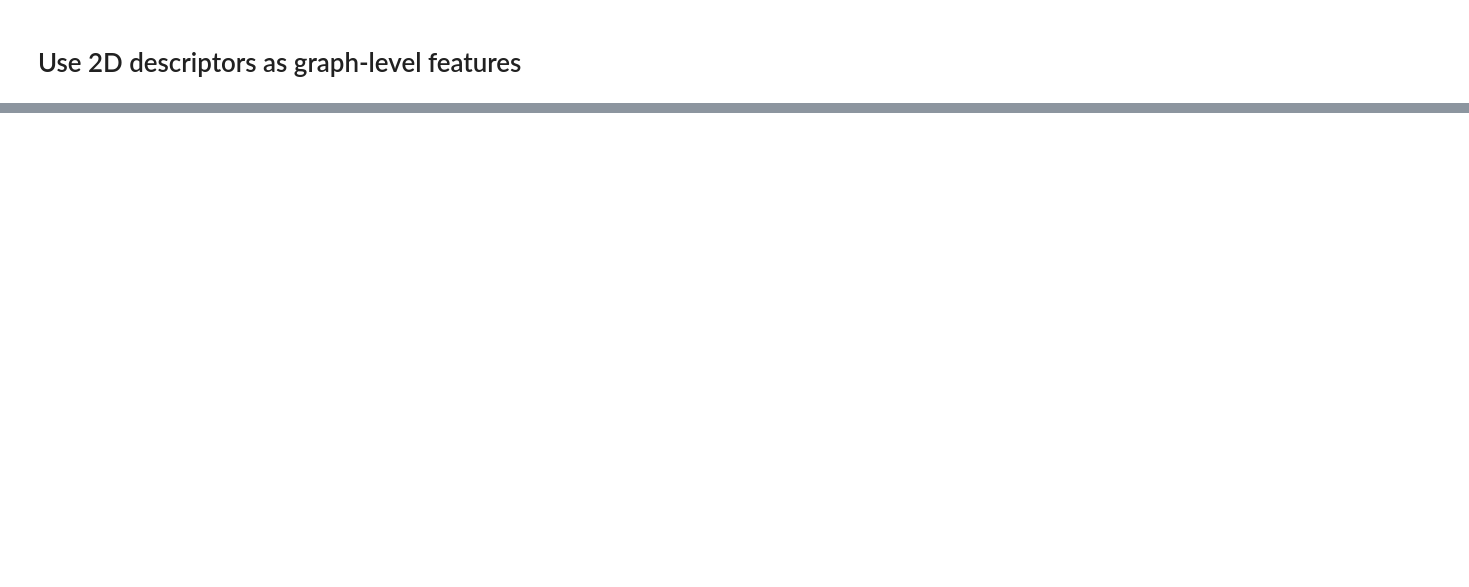
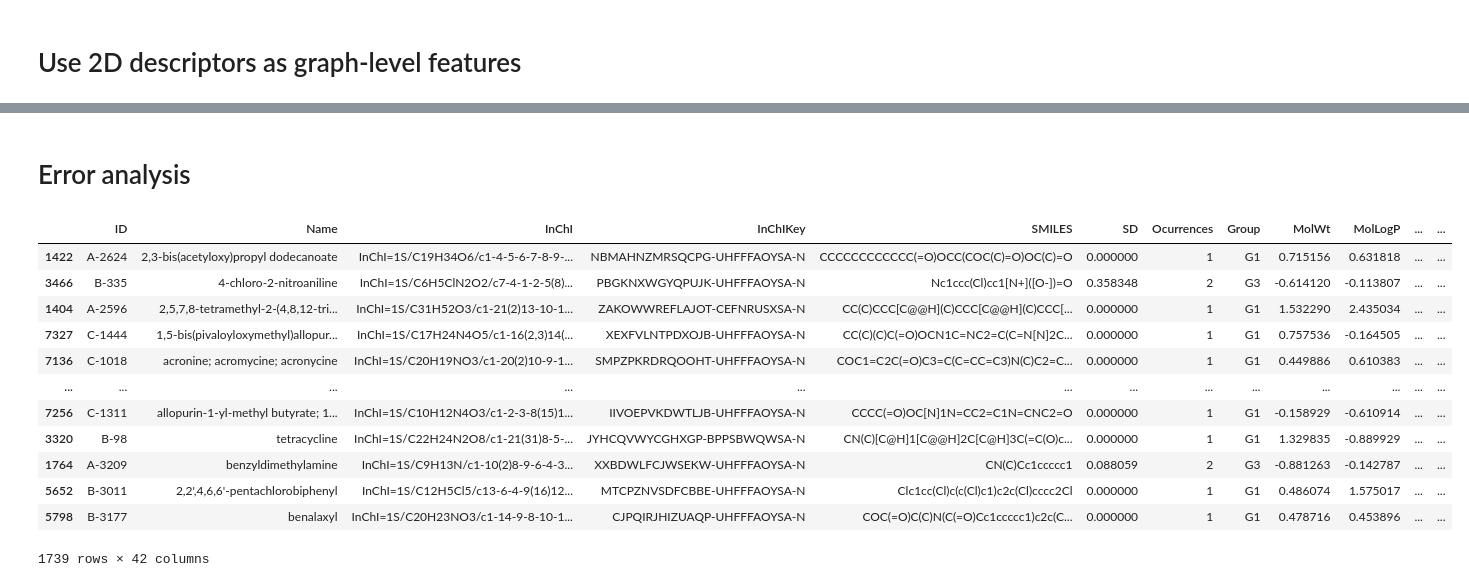
Before and after one commit to ManuelGehl/molecule_solubility, a Jupyter notebook: scripts/graph_models.ipynb, the cells around one changed output, grey strips where cells are left out. Drawn from its saved outputs; the diff is of its cells as text; code cells hidden in the pictures; blank space fills up the shorter version.

```diff
--- a/scripts/graph_models.ipynb
+++ b/scripts/graph_models.ipynb
@@ -819,0 +890,45 @@ RMSE graph_model: 0.871
+# %% [markdown]
+# Error analysis
+# %%
+# Send model to GPU
+model.to(device)
+# Set model to evaluation mode
+model.eval()
+
+# List to store predictions
+all_predictions = []
+
+# Make predictions
+with torch.no_grad():
+    for batch in test_loader:
+        batch = batch.to(device)
+        predictions = model(batch)
+        all_predictions.append(predictions.cpu())
+
+# Concatenate all predictions
+all_predictions = torch.cat(all_predictions, dim=0)
+all_predictions = all_predictions.view(-1)
+
+# Create dataframe for error analysis
+error_analysis_df = X_test.assign(
+    solubility=y_test,
+    prediction=all_predictions)
+# Add residuals
+error_analysis_df = error_analysis_df.assign(
+    residual=error_analysis_df["solubility"] - error_analysis_df["prediction"])
+
+error_analysis_df
+# %% [output]
+|  | ID | Name | InChI | InChIKey | SMILES | SD | Ocurrences | Group | MolWt | MolLogP | ... | ... |
+| 1422 | A-2624 | 2,3-bis(acetyloxy)propyl dodecanoate | InChI=1S/C19H34O6/c1-4-5-6-7-8-9-... | NBMAHNZMRSQCPG-UHFFFAOYSA-N | CCCCCCCCCCCC(=O)OCC(COC(C)=O)OC(C)=O | 0.000000 | 1 | G1 | 0.715156 | 0.631818 | ... | ... |
+| 3466 | B-335 | 4-chloro-2-nitroaniline | InChI=1S/C6H5ClN2O2/c7-4-1-2-5(8)... | PBGKNXWGYQPUJK-UHFFFAOYSA-N | Nc1ccc(Cl)cc1[N+]([O-])=O | 0.358348 | 2 | G3 | -0.614120 | -0.113807 | ... | ... |
+| 1404 | A-2596 | 2,5,7,8-tetramethyl-2-(4,8,12-tri... | InChI=1S/C31H52O3/c1-21(2)13-10-1... | ZAKOWWREFLAJOT-CEFNRUSXSA-N | CC(C)CCC[C@@H](C)CCC[C@@H](C)CCC[... | 0.000000 | 1 | G1 | 1.532290 | 2.435034 | ... | ... |
+| 7327 | C-1444 | 1,5-bis(pivaloyloxymethyl)allopur... | InChI=1S/C17H24N4O5/c1-16(2,3)14(... | XEXFVLNTPDXOJB-UHFFFAOYSA-N | CC(C)(C)C(=O)OCN1C=NC2=C(C=N[N]2C... | 0.000000 | 1 | G1 | 0.757536 | -0.164505 | ... | ... |
+| 7136 | C-1018 | acronine; acromycine; acronycine | InChI=1S/C20H19NO3/c1-20(2)10-9-1... | SMPZPKRDRQOOHT-UHFFFAOYSA-N | COC1=C2C(=O)C3=C(C=CC=C3)N(C)C2=C... | 0.000000 | 1 | G1 | 0.449886 | 0.610383 | ... | ... |
+| ... | ... | ... | ... | ... | ... | ... | ... | ... | ... | ... | ... | ... |
+| 7256 | C-1311 | allopurin-1-yl-methyl butyrate; 1... | InChI=1S/C10H12N4O3/c1-2-3-8(15)1... | IIVOEPVKDWTLJB-UHFFFAOYSA-N | CCCC(=O)OC[N]1N=CC2=C1N=CNC2=O | 0.000000 | 1 | G1 | -0.158929 | -0.610914 | ... | ... |
+| 3320 | B-98 | tetracycline | InChI=1S/C22H24N2O8/c1-21(31)8-5-... | JYHCQVWYCGHXGP-BPPSBWQWSA-N | CN(C)[C@H]1[C@@H]2C[C@H]3C(=C(O)c... | 0.000000 | 1 | G1 | 1.329835 | -0.889929 | ... | ... |
+| 1764 | A-3209 | benzyldimethylamine | InChI=1S/C9H13N/c1-10(2)8-9-6-4-3... | XXBDWLFCJWSEKW-UHFFFAOYSA-N | CN(C)Cc1ccccc1 | 0.088059 | 2 | G3 | -0.881263 | -0.142787 | ... | ... |
+| 5652 | B-3011 | 2,2',4,6,6'-pentachlorobiphenyl | InChI=1S/C12H5Cl5/c13-6-4-9(16)12... | MTCPZNVSDFCBBE-UHFFFAOYSA-N | Clc1cc(Cl)c(c(Cl)c1)c2c(Cl)cccc2Cl | 0.000000 | 1 | G1 | 0.486074 | 1.575017 | ... | ... |
+| 5798 | B-3177 | benalaxyl | InChI=1S/C20H23NO3/c1-14-9-8-10-1... | CJPQIRJHIZUAQP-UHFFFAOYSA-N | COC(=O)C(C)N(C(=O)Cc1ccccc1)c2c(C... | 0.000000 | 1 | G1 | 0.478716 | 0.453896 | ... | ... |
+1739 rows × 42 columns
```
Also changed, not shown: parts of 18 cells of this notebook, 8 other files.
